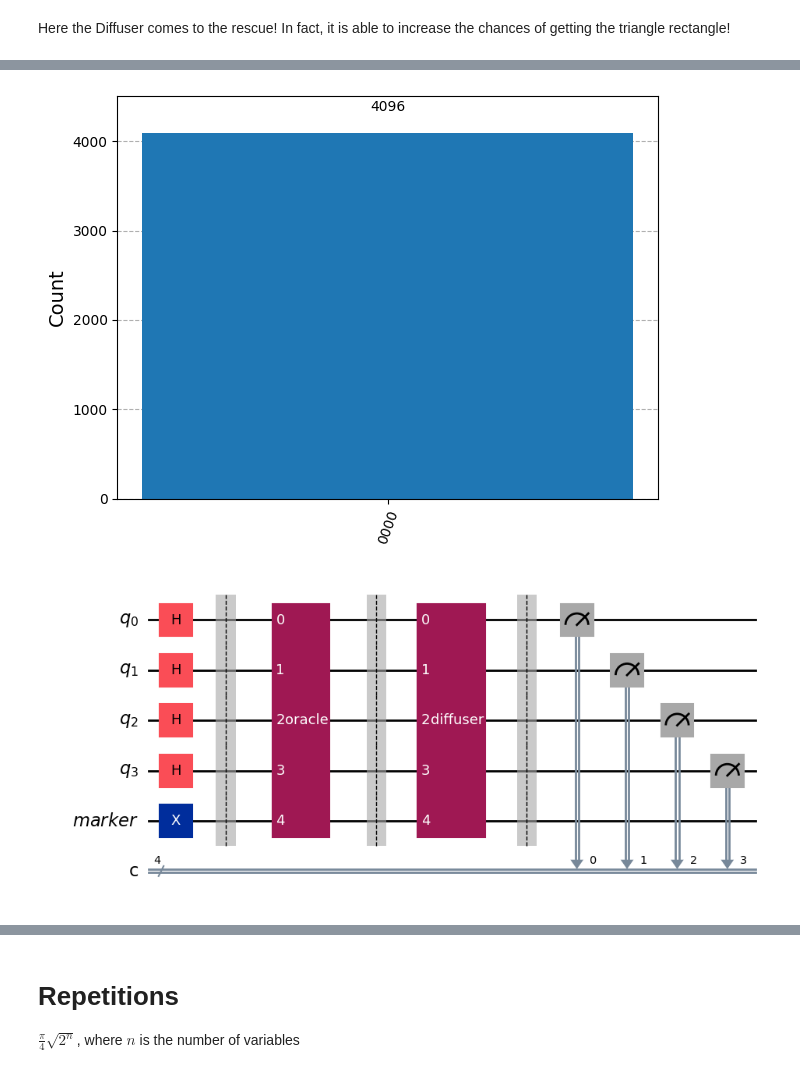
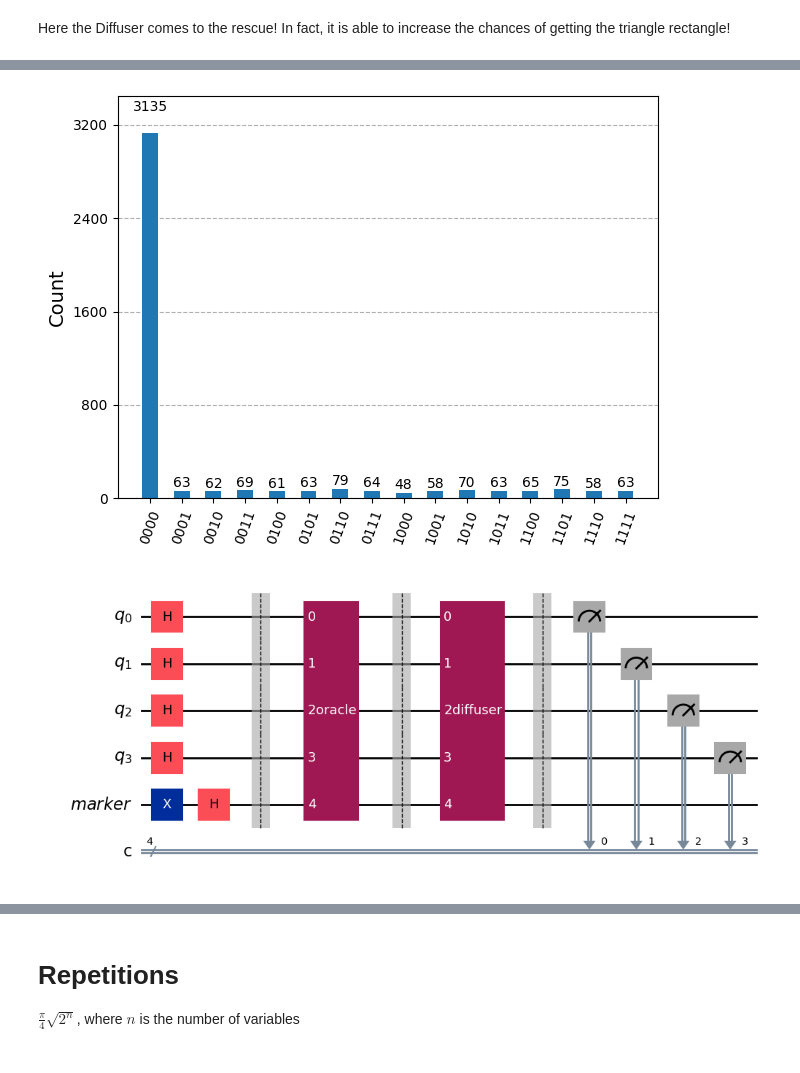
Before and after one commit to Brotherhood94/quantum_lessons, a Jupyter notebook: Grover.ipynb, the cells around one changed output, grey strips where cells are left out. Saved outputs shown, nothing was run; the diff lists cells and outputs as text; code cells hidden in the pictures.

```diff
--- a/Grover.ipynb
+++ b/Grover.ipynb
@@ -99,8 +99,9 @@ def oracle(bin_value):
     m = QuantumRegister(1, 'm')
 
     oracle = QuantumCircuit(o, m, name='oracle')
-    MCZGate = ZGate().control(num_ctrl_qubits=len(o), label=bin_value, ctrl_state=bin_value)
-    oracle.append(MCZGate, o[0:]+[m])
+    oracle.mcx(o, m[0], ctrl_state=bin_value)
+    #MCXGate = XGate().control(num_ctrl_qubits=len(o), label=bin_value, ctrl_state=bin_value)
+    #oracle.append(MCXGate, o[0:]+[m])
 
     return oracle
 # %%
@@ -132,8 +133,11 @@ def diffuser(len_element):
         diffuser.append(HGate(), [d[i]])
         diffuser.append(XGate(), [d[i]])
 
-    MCZGate = ZGate().control(len(d))
-    diffuser.append(MCZGate, d[0:]+[m])
+    diffuser.append(HGate(), [d[len(d)-1]])
+    #MCXGate = XGate().control(len(d))
+    #diffuser.append(MCXGate, d[0:-1]+d[-1])
+    diffuser.mcx(d[0:-1], d[-1])
+    diffuser.append(HGate(), [d[len(d)-1]])
 
     for i in range(len(d)):
         diffuser.append(XGate(), [d[i]])
@@ -157,38 +161,39 @@ result = simulator.run(transpiled_qc, shots=4096).result()  # Run the circuit an
 counts = result.get_counts()
 plot_histogram(counts)
 # %% [output]
-[figure, old version]
+[figure, new version]
 # %%
 bin_value = '1011'
 
 
 q = QuantumRegister(len(bin_value), 'q')
 marker = QuantumRegister(1, 'marker')
 
 c_bit = ClassicalRegister(len(bin_value), 'c')
 
 qc = QuantumCircuit(q, marker, c_bit)
 
-qc.append(XGate(), [marker]) # <---- Enable destructive interference
-
+#qc.append(XGate(), [marker]) # <---- Enable destructive interference
+qc.x(marker)
+qc.h(marker) # <---- Enable destructive interference
 
 for i in range(len(q)):
     qc.append(HGate(), [q[i]])
 
 qc.barrier()
 
 qc.append(oracle(bin_value), q[0:]+[marker])
 
 qc.barrier()
 
 qc.append(diffuser(len(bin_value)), q[0:]+[marker])
 
 qc.barrier()
 qc.measure(q, c_bit)
 
 qc.draw('mpl')
 # %% [output]
-[figure, old version]
+[figure, new version]
 # %%
 simulator = AerSimulator()  # Create a simulator backend
 transpiled_qc = transpile(qc, simulator)
```
Also changed, not shown: parts of 22 cells of this notebook.
